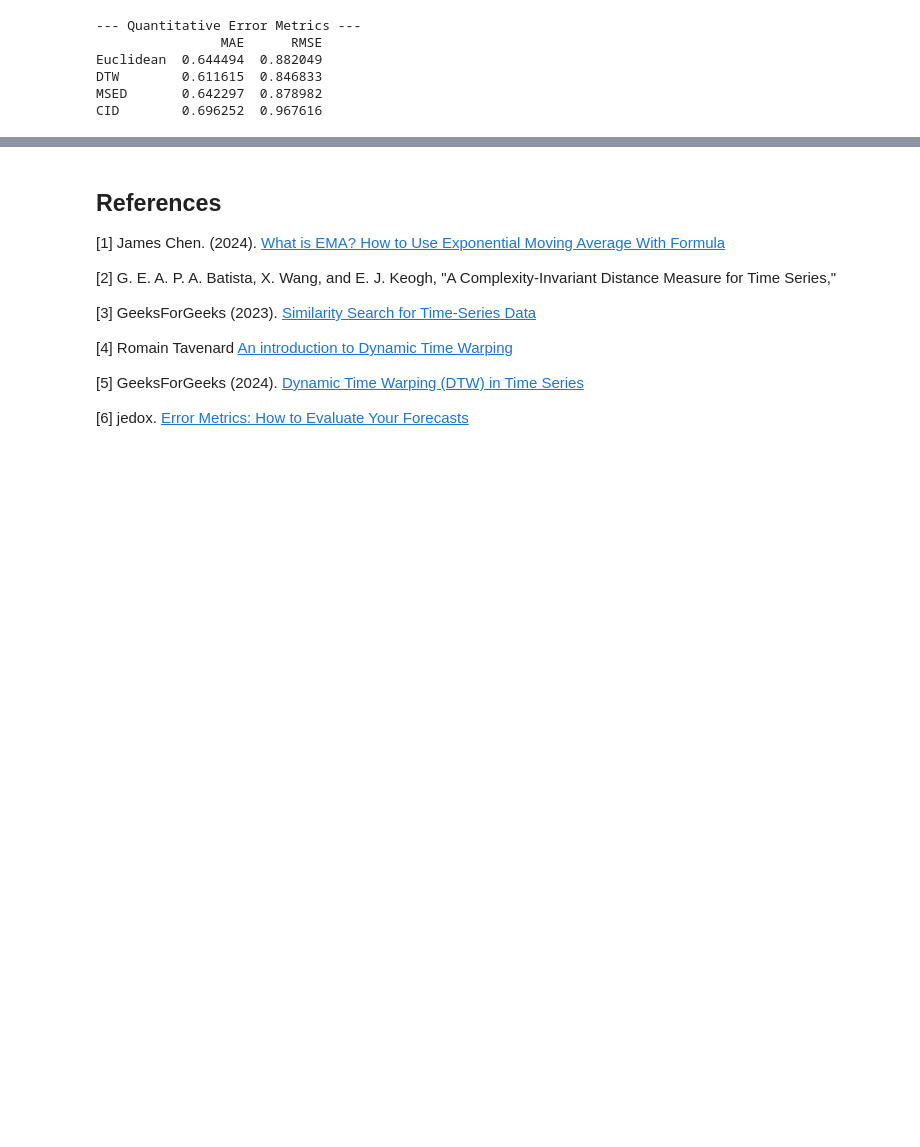
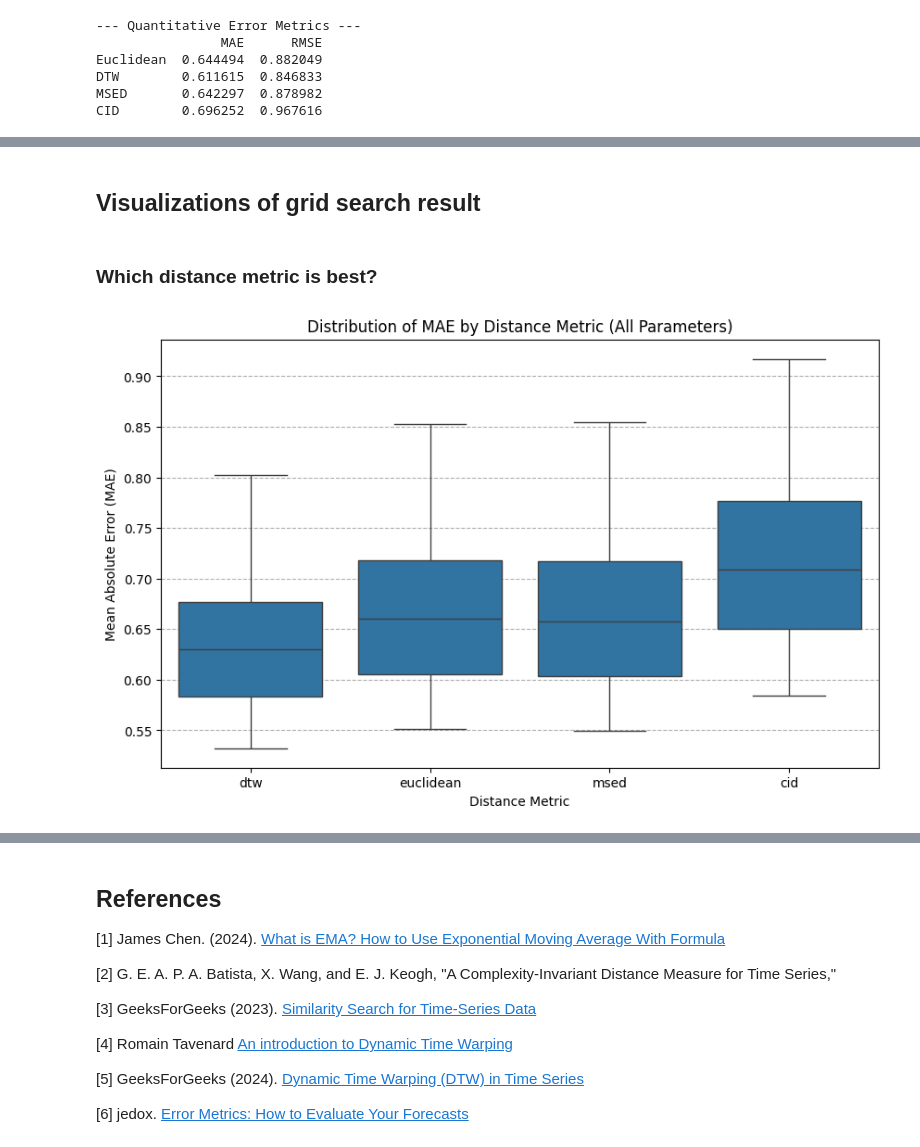
Before and after one commit to Kristofferjoha/Dynamic-Time-Patterns, a Jupyter notebook: Dynamic_Time_Patterns.ipynb, the cells around one changed output, grey strips where cells are left out. Drawn from its saved outputs; the diff is of its cells as text; code cells hidden in the pictures; blank space fills up the shorter version.

Commit message:
grid search

```diff
--- a/Dynamic_Time_Patterns.ipynb
+++ b/Dynamic_Time_Patterns.ipynb
@@ -971,0 +1061,20 @@ Therefore, while DTW was the most effective distance metric found here, the over
+# %% [markdown]
+## Visualizations of grid search result
+# %%
+df_grid_search_results = pd.read_csv("cleaned_metrics.csv")
+# %% [markdown]
+### Which distance metric is best?
+# %%
+import seaborn as sns
+import matplotlib.pyplot as plt
+
+plt.figure(figsize=(10, 6))
+sns.boxplot(data=df_grid_search_results, x='metric', y='MAE',
+            order=['dtw', 'euclidean', 'msed', 'cid']) # Order by expected performance
+plt.title('Distribution of MAE by Distance Metric (All Parameters)')
+plt.xlabel('Distance Metric')
+plt.ylabel('Mean Absolute Error (MAE)')
+plt.grid(axis='y', linestyle='--')
+plt.show()
+# %% [output]
+[figure, added]
```
Also changed, not shown: parts of 48 cells of this notebook, 3 other files.
